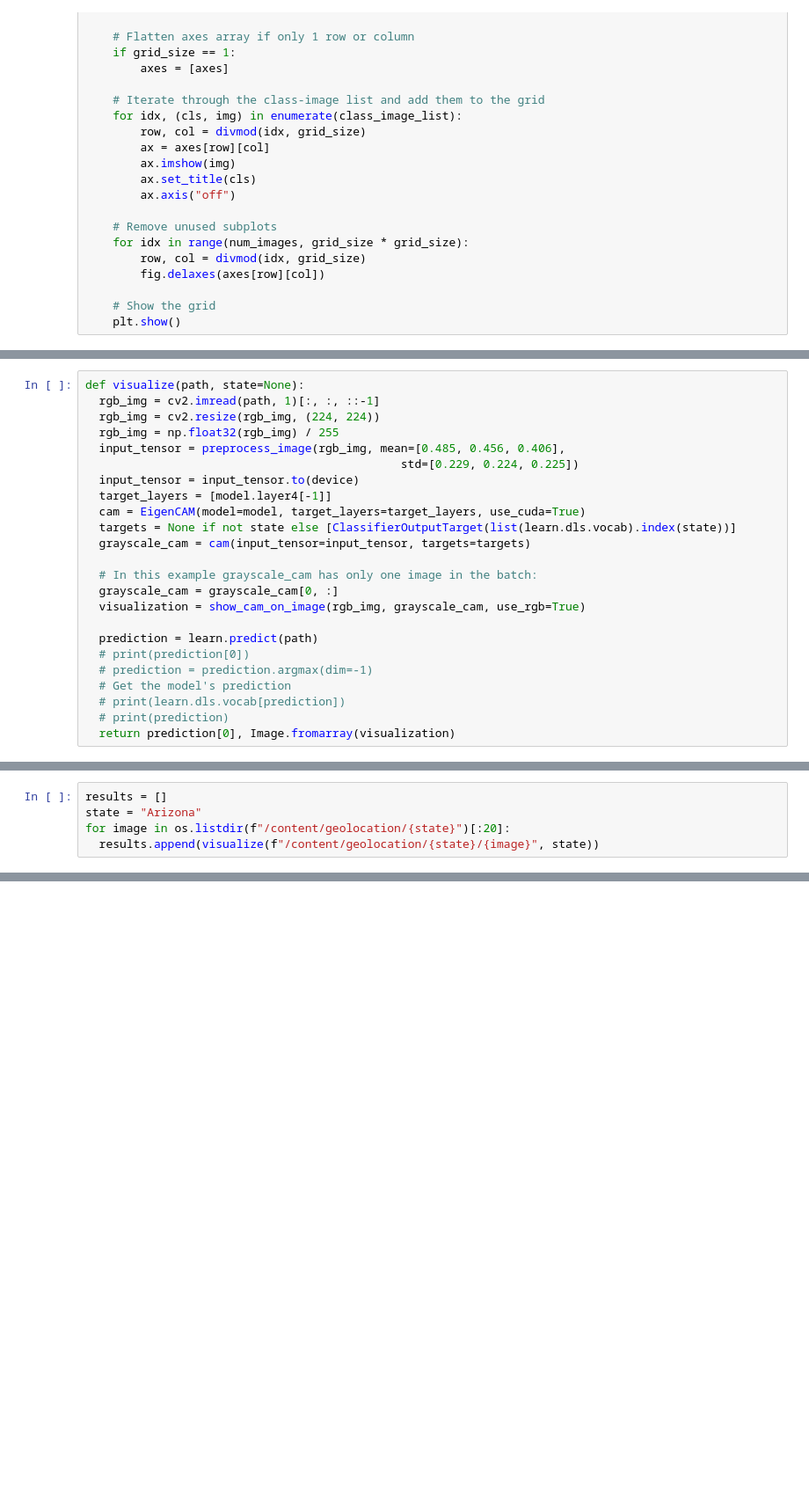
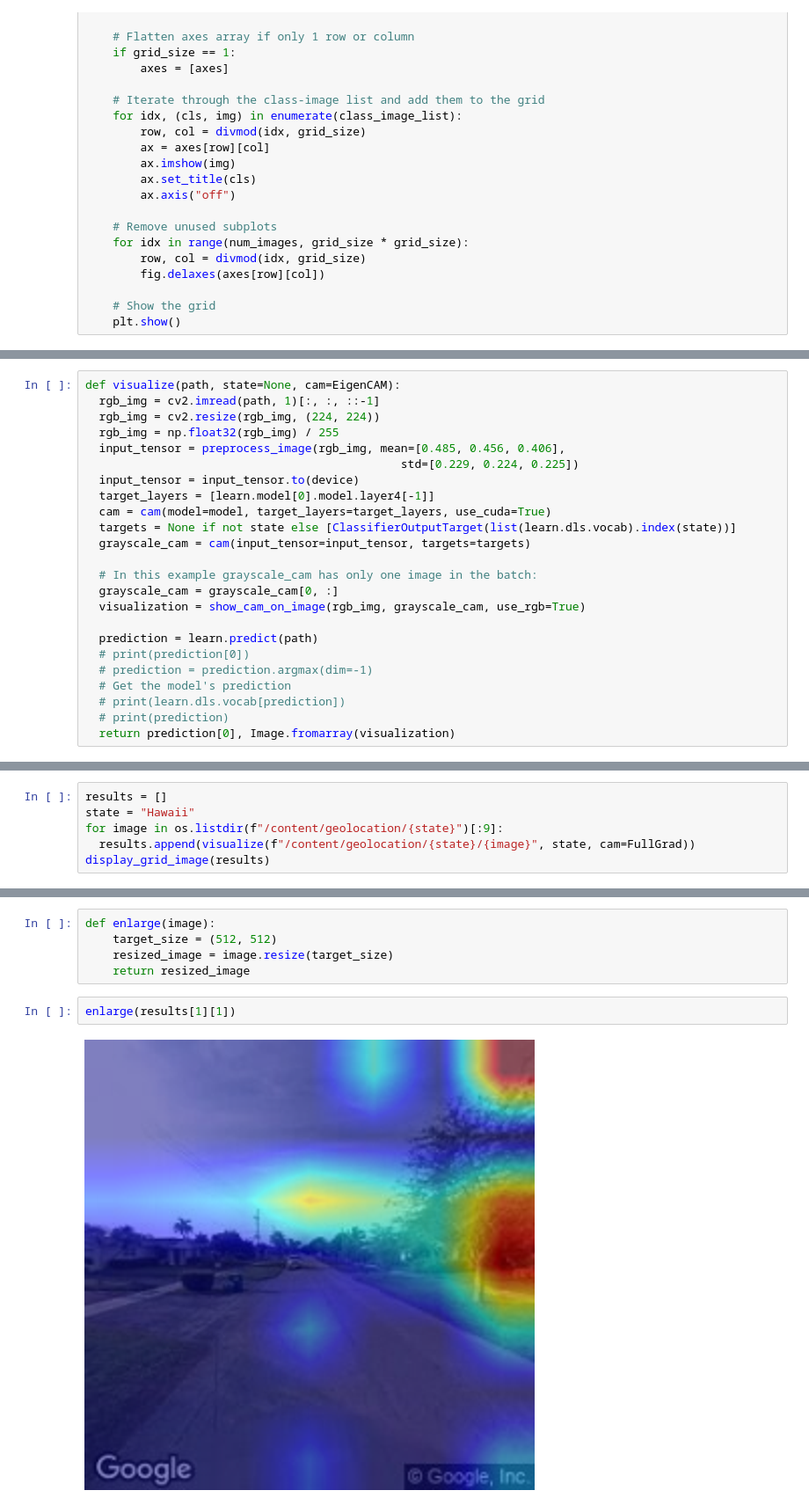
Before and after one commit to bizy-coder/ViT_Geolocation, a Jupyter notebook: grad_cam_visuals.ipynb, the cells around one changed output, grey strips where cells are left out. Shown at 88% size. Cells and saved outputs as stored; diff of their text form; blank space fills up the shorter version.

```diff
--- a/grad_cam_visuals.ipynb
+++ b/grad_cam_visuals.ipynb
@@ -189,13 +292,13 @@ def display_grid_image(class_image_list):
 # %%
-def visualize(path, state=None):
+def visualize(path, state=None, cam=EigenCAM):
   rgb_img = cv2.imread(path, 1)[:, :, ::-1]
   rgb_img = cv2.resize(rgb_img, (224, 224))
   rgb_img = np.float32(rgb_img) / 255
   input_tensor = preprocess_image(rgb_img, mean=[0.485, 0.456, 0.406],
                                               std=[0.229, 0.224, 0.225])
   input_tensor = input_tensor.to(device)
-  target_layers = [model.layer4[-1]]
-  cam = EigenCAM(model=model, target_layers=target_layers, use_cuda=True)
+  target_layers = [learn.model[0].model.layer4[-1]]
+  cam = cam(model=model, target_layers=target_layers, use_cuda=True)
   targets = None if not state else [ClassifierOutputTarget(list(learn.dls.vocab).index(state))]
   grayscale_cam = cam(input_tensor=input_tensor, targets=targets)
 
@@ -217,6 +396,7 @@ b
 # %%
 results = []
-state = "Arizona"
-for image in os.listdir(f"/content/geolocation/{state}")[:20]:
-  results.append(visualize(f"/content/geolocation/{state}/{image}", state))
+state = "Hawaii"
+for image in os.listdir(f"/content/geolocation/{state}")[:9]:
+  results.append(visualize(f"/content/geolocation/{state}/{image}", state, cam=FullGrad))
+display_grid_image(results)
 # %% [output]
@@ -225,0 +416,9 @@ display_grid_image(results)
+# %%
+def enlarge(image):
+    target_size = (512, 512)
+    resized_image = image.resize(target_size)
+    return resized_image
+# %%
+enlarge(results[1][1])
+# %% [output]
+[figure, added]
```
Also changed, not shown: parts of 15 cells of this notebook.
